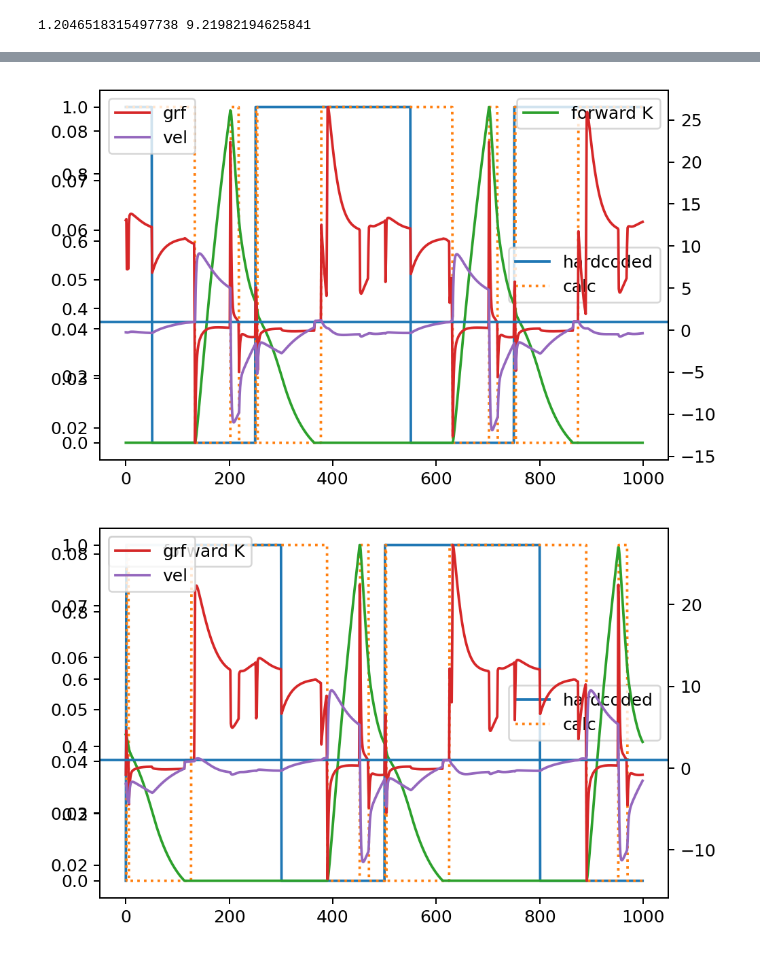
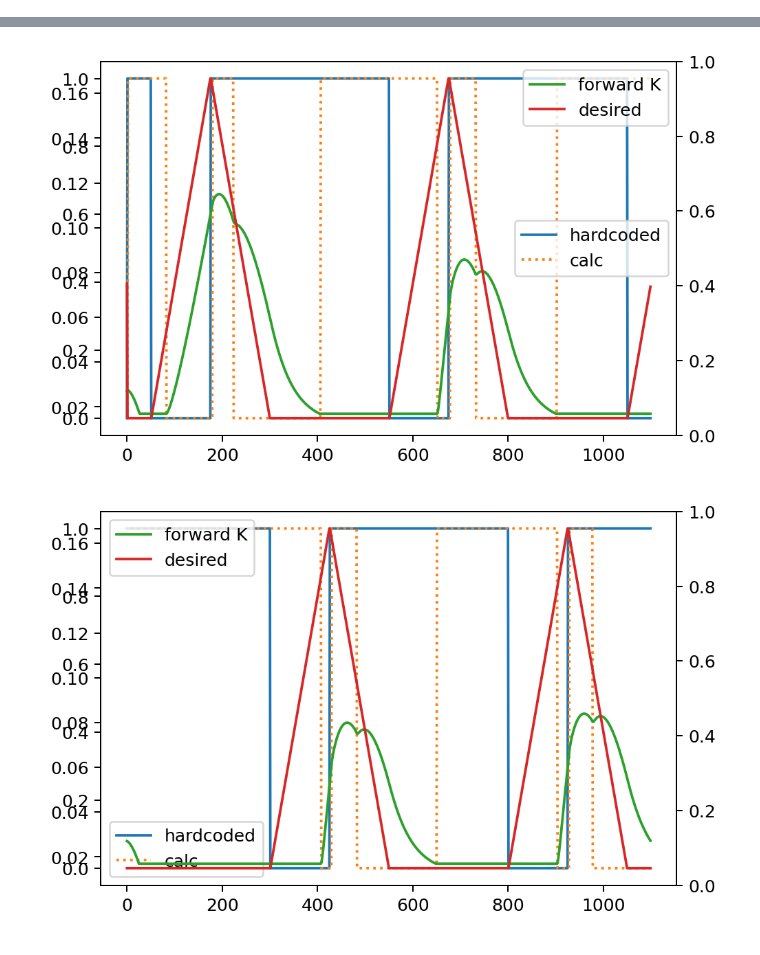
Before and after one commit to caoliheng/contact-detection, a Jupyter notebook: close centroidal loop.ipynb, the cells around one changed output, grey strips where cells are left out. Cells and saved outputs as stored; diff of their text form; code cells hidden in the pictures.

```diff
--- a/close centroidal loop.ipynb
+++ b/close centroidal loop.ipynb
@@ -162,5 +137,5 @@ def contact_map(n):
 # %%
-N = 4000
+N = 1100
 
 grfs = np.empty((N, 4, 3))
 contact = np.empty((N, 4))
@@ -170,8 +145,9 @@ thresholds = np.empty(N)
 
 qs = np.empty((N, 19))
 dqs = np.empty((N, 18))
-
 forwardKs = np.empty((N, 4, 3))
+desired_positions = np.empty((N, 4))
+use_grfs = np.empty((N, 4))
 # %%
 robot.reset_state(q_init, robot_config.v0)
 # %%
@@ -236,11 +204,0 @@ Control path: 0.062 ms
-# %%
-s = slice(0, 200)
-plt.plot(grfs[s, :, 2])
-# plt.hlines(2, s.start, s.stop, color='C4')
-plt.hlines(0, s.start, s.stop, color='C5')
-plt.legend(range(4))
-
-t = plt.twinx()
-# t.plot(qs[s, 9::3])
-# t.plot(thresholds[s], '--', label='thresholds', color='C7')
-# t.legend();
@@ -249,23 +205,22 @@ t = plt.twinx()
-# %%
-print(np.min(grfs[s, 3, 2]), np.max(grfs[np.argmin(grfs[0:100, 2, 2]):200, 2, 2]))
-# %% [output]
-1.2046518315497738 9.21982194625841
 # %%
-s = slice(1000, 2000)
+s = slice(0, 2000)
+# s = slice(-1)
 for i in range(4):
     plt.plot(contact_hardcoded[s, i], label='hardcoded', color='C0')
     plt.plot(contact[s, i], ':', label='calc', color="C1")
+#     plt.plot(use_grfs[s, i], '--', label='use_grf', color='C5')
     plt.legend()
 
     t = plt.twinx()
     t.plot(forwardKs[s, i, 2], label='forward K', color='C2')
+    t.plot(desired_positions[s, i], label='desired', color='C3')
     t.legend()
 
     w = plt.twinx()
-    w.plot(grfs[s, i, 2], color="C3", label='grf')
-    w.axhline(1)
-#     w.plot(thresholds[s], color="C3", label='sum')
-    w.plot(dqs[s, 8 + 3 * i], color='C4', label='vel')
-    w.legend()
+#     w.plot(grfs[s, i, 2], color="C3", label='grf')
+#     w.axhline(1)
+#     w.plot(thresholds[s], color="C4", label='sum')
+#     w.plot(dqs[s, 8 + 3 * i], color='C5', label='vel')
+#     w.legend(loc="lower left")
     plt.show()
 # %% [output]
@@ -274,5 +229,5 @@ for i in range(4):
-[figure, old version]
+[figure, new version]
-[figure, old version]
+[figure, new version]
 # %%
 plt.plot(thresholds)
 print(thresholds.shape)
```
Also changed, not shown: parts of 9 cells of this notebook, 1 other file.
